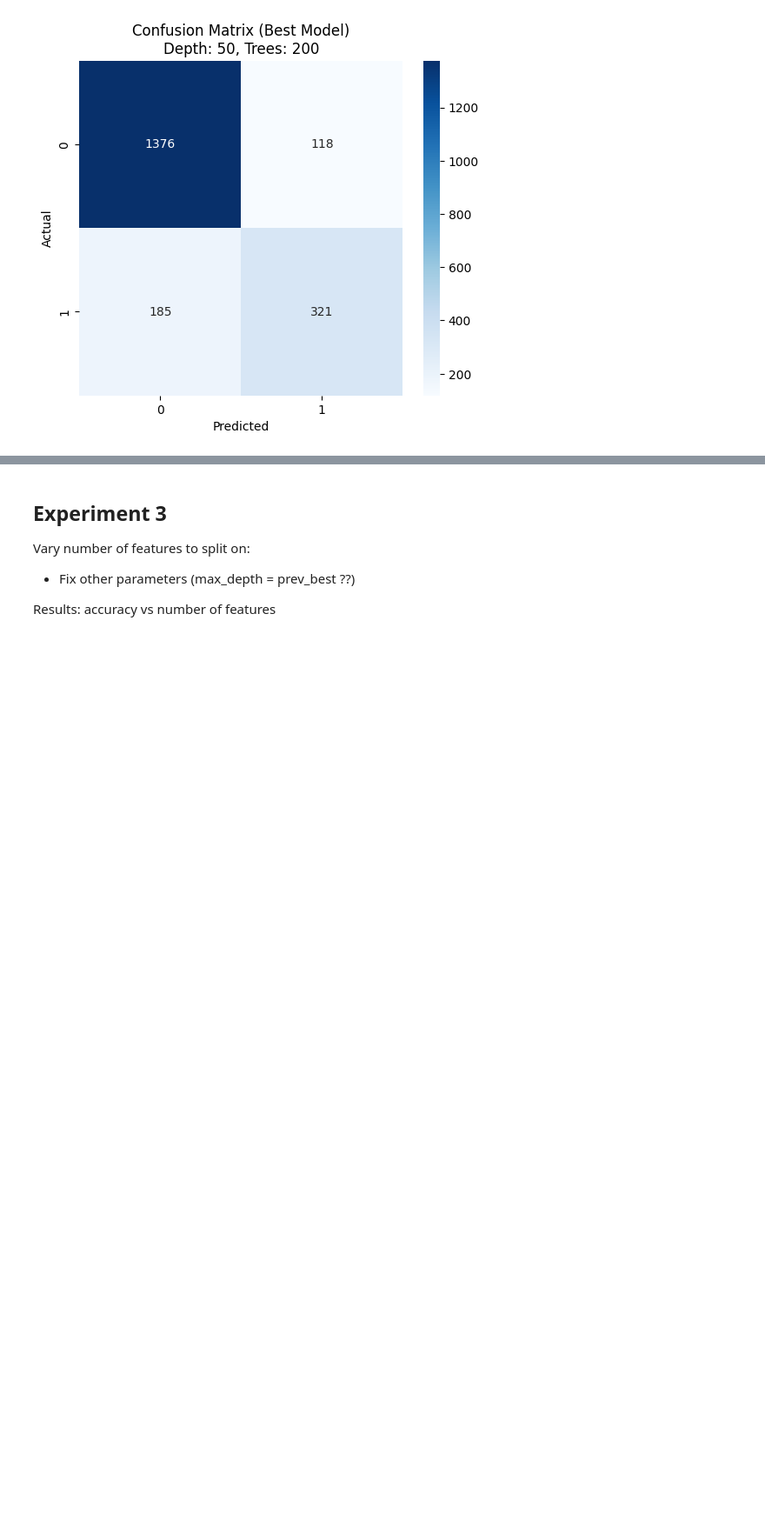
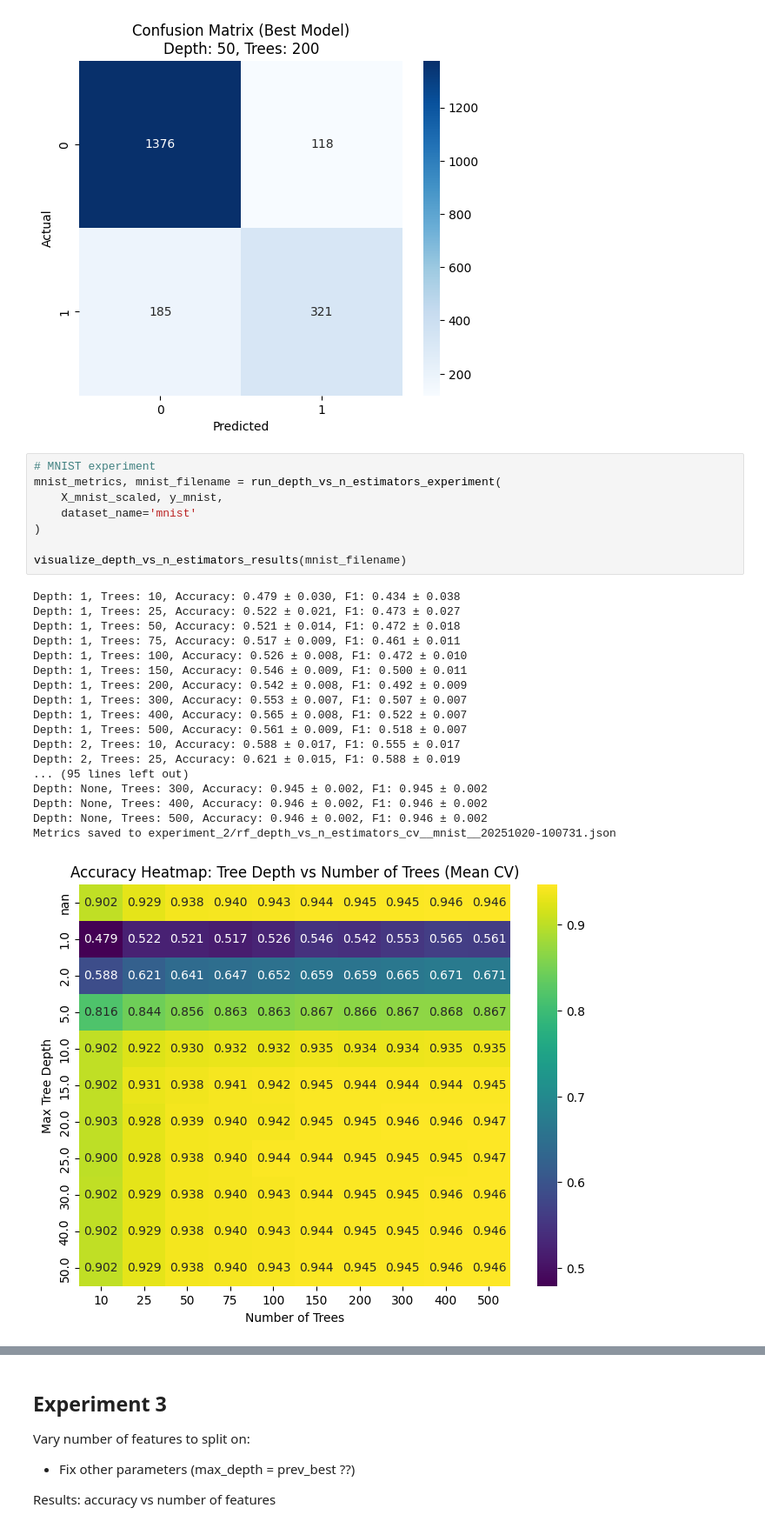
Before and after one commit to TasheelGovender/ML_assignment_4, a Jupyter notebook: src/assignment.ipynb, the cells around one changed output, grey strips where cells are left out. Shown at 87% size. Cells and saved outputs as stored; diff of their text form; blank space fills up the shorter version.

```diff
--- a/src/assignment.ipynb
+++ b/src/assignment.ipynb
@@ -568,3 +615,30 @@ Metrics saved to experiment_2/rf_depth_vs_n_estimators_cv__adult_income__2025101
 [figure]
 [figure]
 [figure]
+# %%
+# MNIST experiment
+mnist_metrics, mnist_filename = run_depth_vs_n_estimators_experiment(
+    X_mnist_scaled, y_mnist,
+    dataset_name='mnist'
+)
+
+visualize_depth_vs_n_estimators_results(mnist_filename)
+# %% [output]
+Depth: 1, Trees: 10, Accuracy: 0.479 ± 0.030, F1: 0.434 ± 0.038
+Depth: 1, Trees: 25, Accuracy: 0.522 ± 0.021, F1: 0.473 ± 0.027
+Depth: 1, Trees: 50, Accuracy: 0.521 ± 0.014, F1: 0.472 ± 0.018
+Depth: 1, Trees: 75, Accuracy: 0.517 ± 0.009, F1: 0.461 ± 0.011
+Depth: 1, Trees: 100, Accuracy: 0.526 ± 0.008, F1: 0.472 ± 0.010
+Depth: 1, Trees: 150, Accuracy: 0.546 ± 0.009, F1: 0.500 ± 0.011
+Depth: 1, Trees: 200, Accuracy: 0.542 ± 0.008, F1: 0.492 ± 0.009
+Depth: 1, Trees: 300, Accuracy: 0.553 ± 0.007, F1: 0.507 ± 0.007
+Depth: 1, Trees: 400, Accuracy: 0.565 ± 0.008, F1: 0.522 ± 0.007
+Depth: 1, Trees: 500, Accuracy: 0.561 ± 0.009, F1: 0.518 ± 0.007
+Depth: 2, Trees: 10, Accuracy: 0.588 ± 0.017, F1: 0.555 ± 0.017
+Depth: 2, Trees: 25, Accuracy: 0.621 ± 0.015, F1: 0.588 ± 0.019
+... (95 lines left out)
+Depth: None, Trees: 300, Accuracy: 0.945 ± 0.002, F1: 0.945 ± 0.002
+Depth: None, Trees: 400, Accuracy: 0.946 ± 0.002, F1: 0.946 ± 0.002
+Depth: None, Trees: 500, Accuracy: 0.946 ± 0.002, F1: 0.946 ± 0.002
+Metrics saved to experiment_2/rf_depth_vs_n_estimators_cv__mnist__20251020-100731.json
+[figure, added]
```
Also changed, not shown: parts of 18 cells of this notebook.
